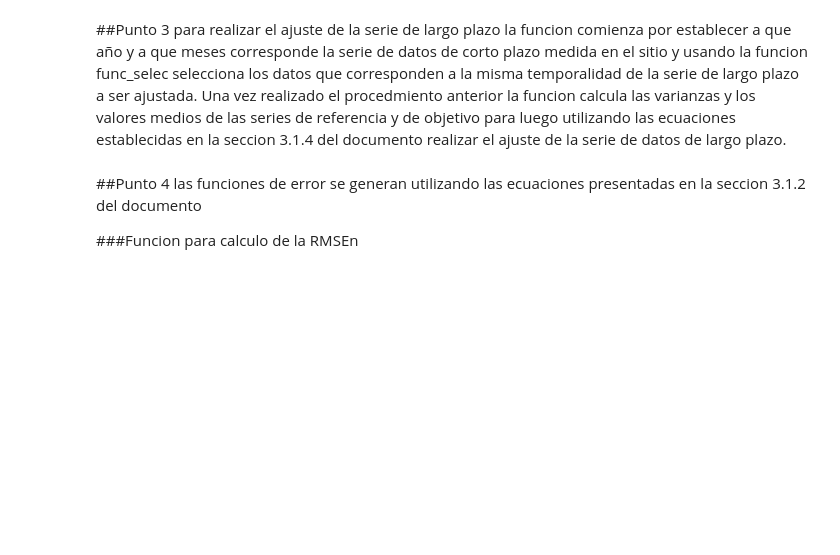
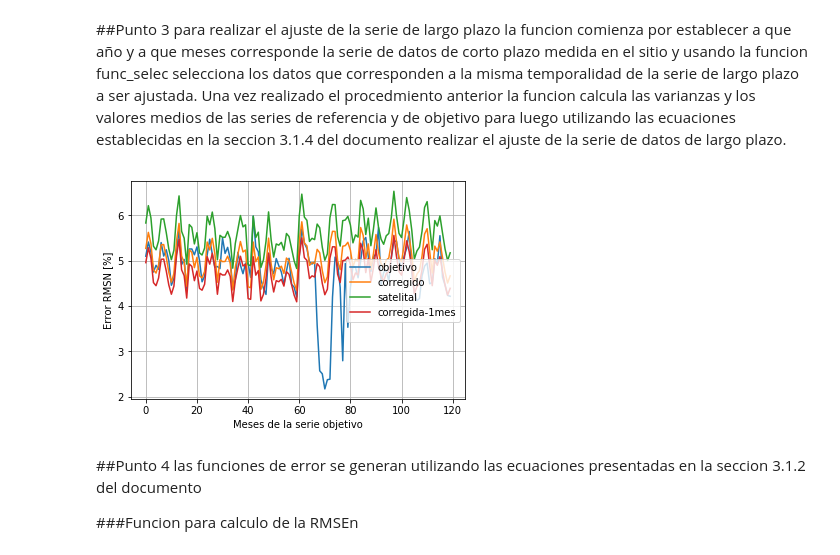
Before and after one commit to ChristianABJ/Herramientas_Computacionales_IMEC3602, a Jupyter notebook: 02_taller01/taller_2.ipynb, the cells around one changed output. Drawn from its saved outputs; the diff is of its cells as text; code cells hidden in the pictures; blank space fills up the shorter version.

```diff
--- a/02_taller01/taller_2.ipynb
+++ b/02_taller01/taller_2.ipynb
@@ -164,3 +164,28 @@ corr=func_punto_3(serie_in2,obj)
+# %%
+
+obji=func_selec(serie_in,12,2009)#codigo de prueba
+corri=func_punto_3(serie_in2,obji,12,2009)
+obji2=func_selec(serie_in,3,2009)#codigo de prueba
+corri2=func_punto_3(serie_in2,obji2,3,2009)
+lista_1=ghi_dia(ghi_mensual(serie_in))
+lista_2=ghi_dia(ghi_mensual(corri))
+lista_3=ghi_dia(ghi_mensual(serie_in2))
+lista_4=ghi_dia(ghi_mensual(corri2))
+arr1=list(lista_1.T.iloc[-1])
+arr2=list(lista_2.T.iloc[-1])
+arr3=list(lista_3.T.iloc[-1])
+arr4=list(lista_4.T.iloc[-1])
+
+pylab.plot(arr1,label='objetivo')
+pylab.plot(arr2,label='corregido')
+pylab.plot(arr3,label='satelital')
+pylab.plot(arr4,label='corregida-1mes')
+pylab.legend(loc='center right')
+pylab.xlabel("Meses de la serie objetivo")
+pylab.ylabel("Error RMSN [%]")
+plt.grid()
+# %% [output]
+[figure, added]
 # %% [markdown]
 ##Punto 4
 las funciones de error se generan utilizando las ecuaciones presentadas en la seccion 3.1.2 del documento
```
Also changed, not shown: parts of 12 cells of this notebook, 4 other files.
